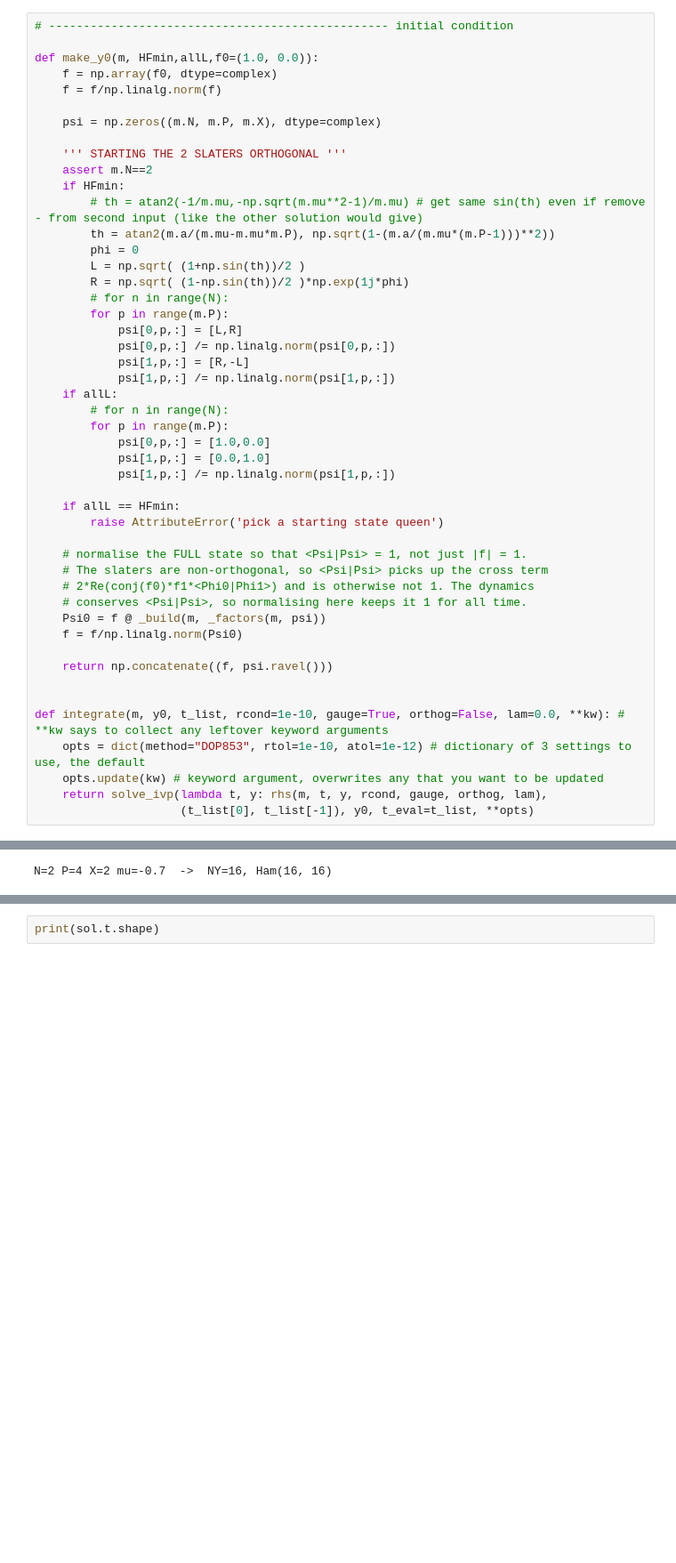
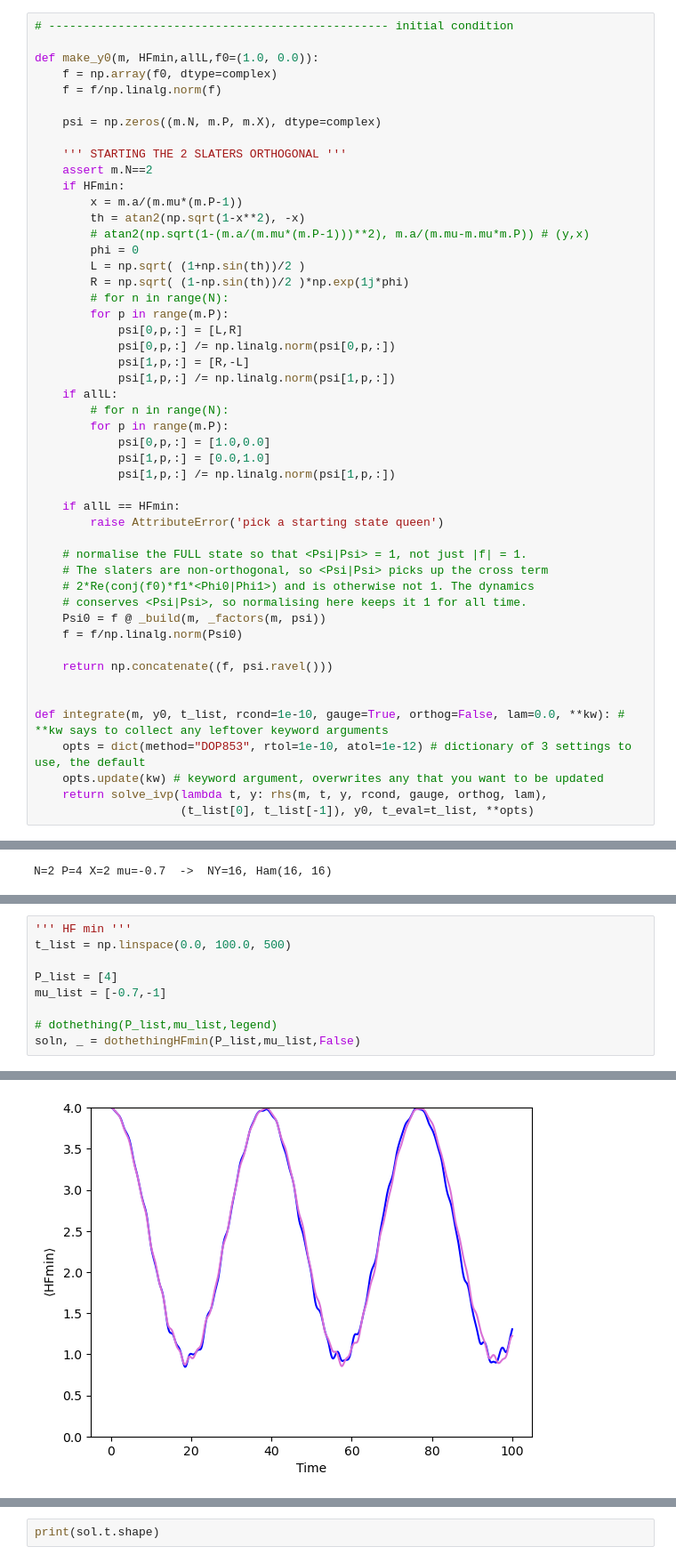
Before and after one commit to annabirke/Honours_entangle_magic, a Jupyter notebook: 2slaterforclaude/2slater_september.ipynb, the cells around one changed output, grey strips where cells are left out. Shown at 89% size. Saved outputs shown, nothing was run; the diff lists cells and outputs as text; blank space fills up the shorter version.

```diff
--- a/2slaterforclaude/2slater_september.ipynb
+++ b/2slaterforclaude/2slater_september.ipynb
@@ -363,8 +433,9 @@ def make_y0(m, HFmin,allL,f0=(1.0, 0.0)):
     ''' STARTING THE 2 SLATERS ORTHOGONAL '''
     assert m.N==2
     if HFmin:
-        # th = atan2(-1/m.mu,-np.sqrt(m.mu**2-1)/m.mu) # get same sin(th) even if remove - from second input (like the other solution would give)
-        th = atan2(m.a/(m.mu-m.mu*m.P), np.sqrt(1-(m.a/(m.mu*(m.P-1)))**2))
+        x = m.a/(m.mu*(m.P-1))
+        th = atan2(np.sqrt(1-x**2), -x)
+        # atan2(np.sqrt(1-(m.a/(m.mu*(m.P-1)))**2), m.a/(m.mu-m.mu*m.P)) # (y,x)
         phi = 0
         L = np.sqrt( (1+np.sin(th))/2 )
         R = np.sqrt( (1-np.sin(th))/2 )*np.exp(1j*phi)
@@ -591,0 +752,10 @@ AttributeError: Entangle: make the trace for this number of particles
+# %%
+''' HF min '''
+t_list = np.linspace(0.0, 100.0, 500)
+
+P_list = [4]
+mu_list = [-0.7,-1]
+
+# dothething(P_list,mu_list,legend)
+soln, _ = dothethingHFmin(P_list,mu_list,False)
+# %% [output]
@@ -591,0 +769 @@ AttributeError: Entangle: make the trace for this number of particles
+[figure, added]
```
Also changed, not shown: parts of 12 cells of this notebook, 1 other file.
